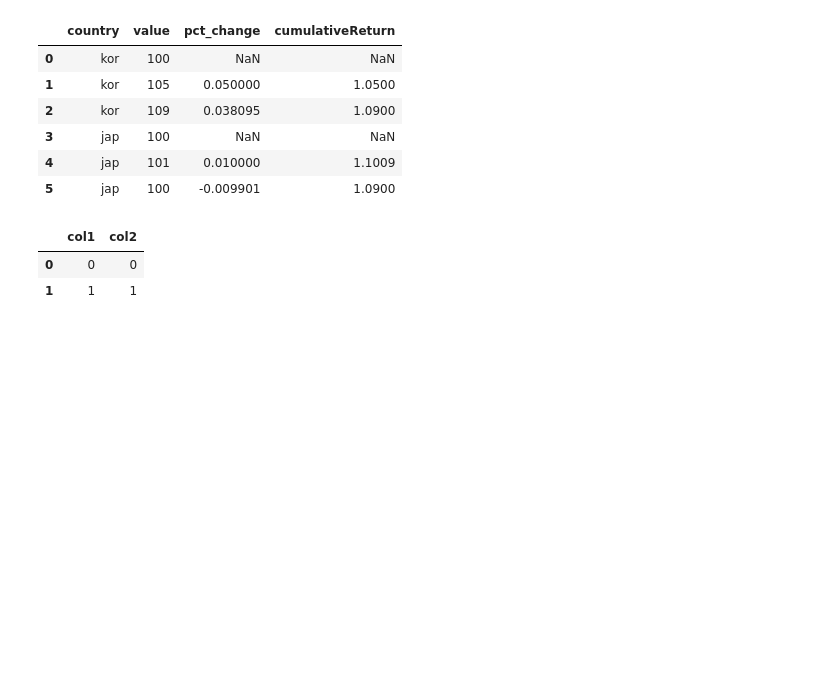
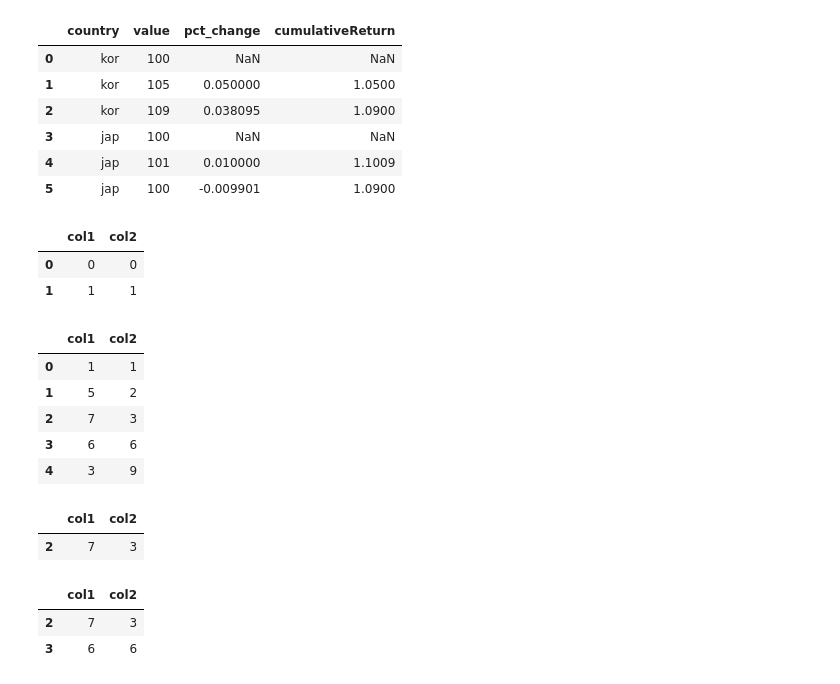
Before and after one commit to ajcltm/programmingGuide, a Jupyter notebook: 211019_memo.ipynb, the cells around one changed output. Cells and saved outputs as stored; diff of their text form; code cells hidden in the pictures; blank space fills up the shorter version.

```diff
--- a/211019_memo.ipynb
+++ b/211019_memo.ipynb
@@ -196,3 +196,29 @@ df.iloc[:2]
 |  | col1 | col2 |
 | 0 | 0 | 0 |
 | 1 | 1 | 1 |
+# %%
+data = {
+    'col1' : np.random.randint(0,10,size=(5)),
+    'col2' : np.random.randint(0,10,size=(5))
+}
+
+df = pd.DataFrame(data)
+df
+# %% [output]
+|  | col1 | col2 |
+| 0 | 1 | 1 |
+| 1 | 5 | 2 |
+| 2 | 7 | 3 |
+| 3 | 6 | 6 |
+| 4 | 3 | 9 |
+# %%
+df.iloc[2:3]
+# %% [output]
+|  | col1 | col2 |
+| 2 | 7 | 3 |
+# %%
+df.loc[2:3]
+# %% [output]
+|  | col1 | col2 |
+| 2 | 7 | 3 |
+| 3 | 6 | 6 |
```
Also changed, not shown: parts of 8 cells of this notebook, 2 other files.
